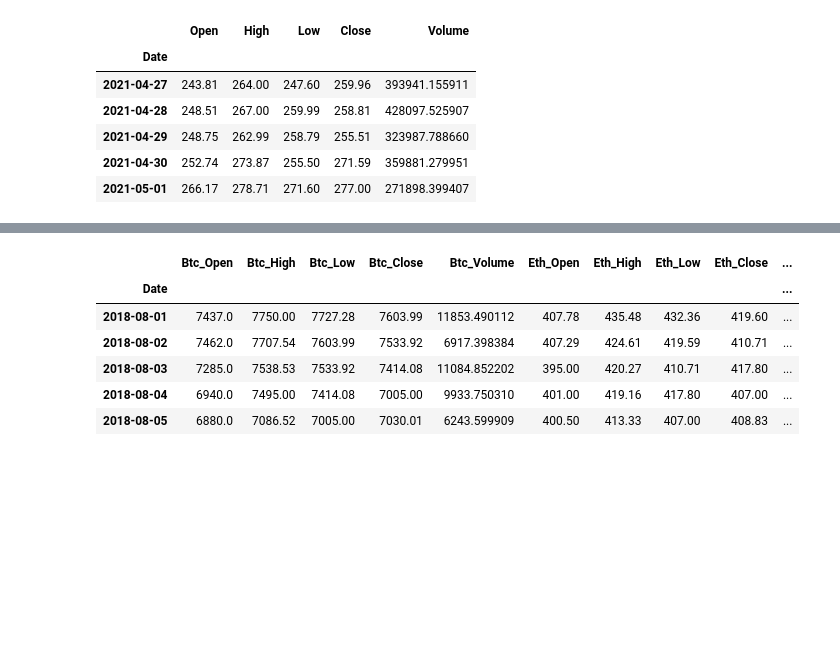
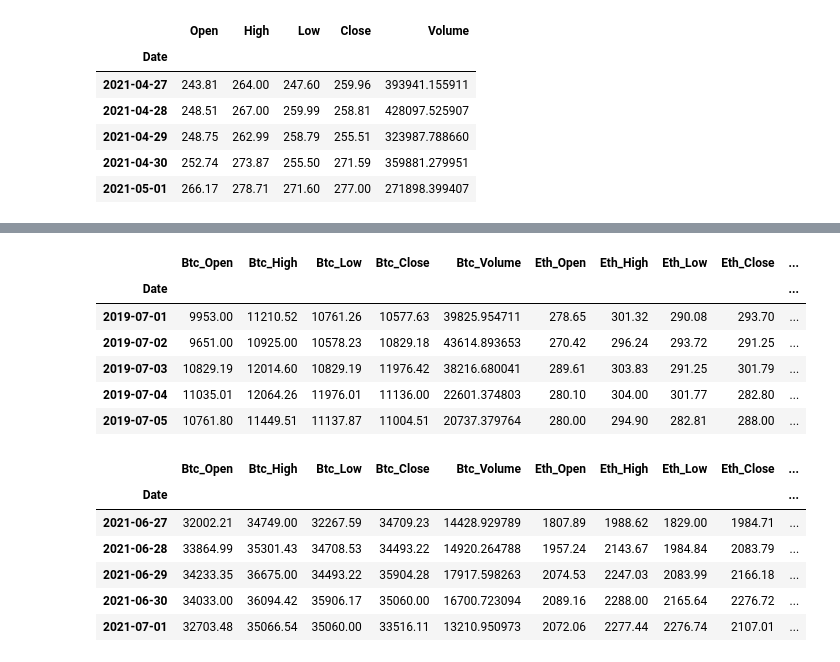
Before and after one commit to jpweldon/Cryptocurrency_Stock_Correlation, a Jupyter notebook: Jose_practice_code.ipynb, the cells around one changed output, grey strips where cells are left out. Cells and saved outputs as stored; diff of their text form; code cells hidden in the pictures; blank space fills up the shorter version.

```diff
--- a/Jose_practice_code.ipynb
+++ b/Jose_practice_code.ipynb
@@ -327,7 +264,7 @@ end_date_ltc_5 = date(2021,8,1).isoformat()
 # %%
-historical_ltc_2021_5_2021_8 = pull_historical_data('LTC-USD', start_date_ltc_5, end_date_ltc_5)
-display(historical_ltc_2021_5_2021_8.head())
-display(historical_ltc_2021_5_2021_8.tail())
+historical_ltc_2021_5_2021_7 = pull_historical_data('LTC-USD', start_date_ltc_5, end_date_ltc_5)
+display(historical_ltc_2021_5_2021_7.head())
+display(historical_ltc_2021_5_2021_7.tail())
 # %% [output]
 |  | Open | High | Low | Close | Volume |
 | Date |  |  |  |  |  |
@@ -346,5 +283,5 @@ display(historical_ltc_2021_5_2021_8.tail())
 # %%
-eth_merge = [historical_eth_2018_8_2019_5, historical_eth_2019_5_2020_2, historical_eth_2020_2_2020_8, historical_eth_2020_8_2021_5, historical_eth_2021_5_2021_8]
+eth_merge = [historical_eth_2019_7_2020_2, historical_eth_2020_2_2020_8, historical_eth_2020_8_2021_5, historical_eth_2021_5_2021_7]
 eth_historic_data_combined = pd.concat(eth_merge)
 display(eth_historic_data_combined.head())
 display(eth_historic_data_combined.tail())
@@ -366,5 +303,5 @@ display(eth_historic_data_combined.tail())
 # %%
-btc_merge = [historical_btc_2018_8_2019_5, historical_btc_2019_5_2020_2, historical_btc_2020_2_2020_8, historical_btc_2020_8_2021_5, historical_btc_2021_5_2021_8]
+btc_merge = [historical_btc_2019_7_2020_2, historical_btc_2020_2_2020_8, historical_btc_2020_8_2021_5, historical_btc_2021_5_2021_7]
 btc_historic_data_combined = pd.concat(btc_merge)
 display(btc_historic_data_combined.head())
 display(btc_historic_data_combined.tail())
@@ -386,5 +323,5 @@ display(btc_historic_data_combined.tail())
 # %%
-ltc_merge = [historical_ltc_2018_8_2019_5, historical_ltc_2019_5_2020_2, historical_ltc_2020_2_2020_8, historical_ltc_2020_8_2021_5, historical_ltc_2021_5_2021_8]
+ltc_merge = [historical_ltc_2019_7_2020_2, historical_ltc_2020_2_2020_8, historical_ltc_2020_8_2021_5, historical_ltc_2021_5_2021_7]
 ltc_historic_data_combined = pd.concat(ltc_merge)
 display(ltc_historic_data_combined.head())
 display(ltc_historic_data_combined.tail())
@@ -420,13 +357,21 @@ columns = ['Btc_Open', 'Btc_High', 'Btc_Low', 'Btc_Close',	'Btc_Volume', 'Eth_Op
 # %%
 crypto_historic_data.columns = columns
 # %%
-crypto_historic_data.head()
+display(crypto_historic_data.head())
+display(crypto_historic_data.tail())
 # %% [output]
 |  | Btc_Open | Btc_High | Btc_Low | Btc_Close | Btc_Volume | Eth_Open | Eth_High | Eth_Low | Eth_Close | ... |
 | Date |  |  |  |  |  |  |  |  |  | ... |
-| 2018-08-01 | 7437.0 | 7750.00 | 7727.28 | 7603.99 | 11853.490112 | 407.78 | 435.48 | 432.36 | 419.60 | ... |
-| 2018-08-02 | 7462.0 | 7707.54 | 7603.99 | 7533.92 | 6917.398384 | 407.29 | 424.61 | 419.59 | 410.71 | ... |
-| 2018-08-03 | 7285.0 | 7538.53 | 7533.92 | 7414.08 | 11084.852202 | 395.00 | 420.27 | 410.71 | 417.80 | ... |
-| 2018-08-04 | 6940.0 | 7495.00 | 7414.08 | 7005.00 | 9933.750310 | 401.00 | 419.16 | 417.80 | 407.00 | ... |
-| 2018-08-05 | 6880.0 | 7086.52 | 7005.00 | 7030.01 | 6243.599909 | 400.50 | 413.33 | 407.00 | 408.83 | ... |
+| 2019-07-01 | 9953.00 | 11210.52 | 10761.26 | 10577.63 | 39825.954711 | 278.65 | 301.32 | 290.08 | 293.70 | ... |
+| 2019-07-02 | 9651.00 | 10925.00 | 10578.23 | 10829.18 | 43614.893653 | 270.42 | 296.24 | 293.72 | 291.25 | ... |
+| 2019-07-03 | 10829.19 | 12014.60 | 10829.19 | 11976.42 | 38216.680041 | 289.61 | 303.83 | 291.25 | 301.79 | ... |
+| 2019-07-04 | 11035.01 | 12064.26 | 11976.01 | 11136.00 | 22601.374803 | 280.10 | 304.00 | 301.77 | 282.80 | ... |
+| 2019-07-05 | 10761.80 | 11449.51 | 11137.87 | 11004.51 | 20737.379764 | 280.00 | 294.90 | 282.81 | 288.00 | ... |
+|  | Btc_Open | Btc_High | Btc_Low | Btc_Close | Btc_Volume | Eth_Open | Eth_High | Eth_Low | Eth_Close | ... |
+| Date |  |  |  |  |  |  |  |  |  | ... |
+| 2021-06-27 | 32002.21 | 34749.00 | 32267.59 | 34709.23 | 14428.929789 | 1807.89 | 1988.62 | 1829.00 | 1984.71 | ... |
+| 2021-06-28 | 33864.99 | 35301.43 | 34708.53 | 34493.22 | 14920.264788 | 1957.24 | 2143.67 | 1984.84 | 2083.79 | ... |
+| 2021-06-29 | 34233.35 | 36675.00 | 34493.22 | 35904.28 | 17917.598263 | 2074.53 | 2247.03 | 2083.99 | 2166.18 | ... |
+| 2021-06-30 | 34033.00 | 36094.42 | 35906.17 | 35060.00 | 16700.723094 | 2089.16 | 2288.00 | 2165.64 | 2276.72 | ... |
+| 2021-07-01 | 32703.48 | 35066.54 | 35060.00 | 33516.11 | 13210.950973 | 2072.06 | 2277.44 | 2276.74 | 2107.01 | ... |
 # %%
```
Also changed, not shown: parts of 27 cells of this notebook, 1 other file.
